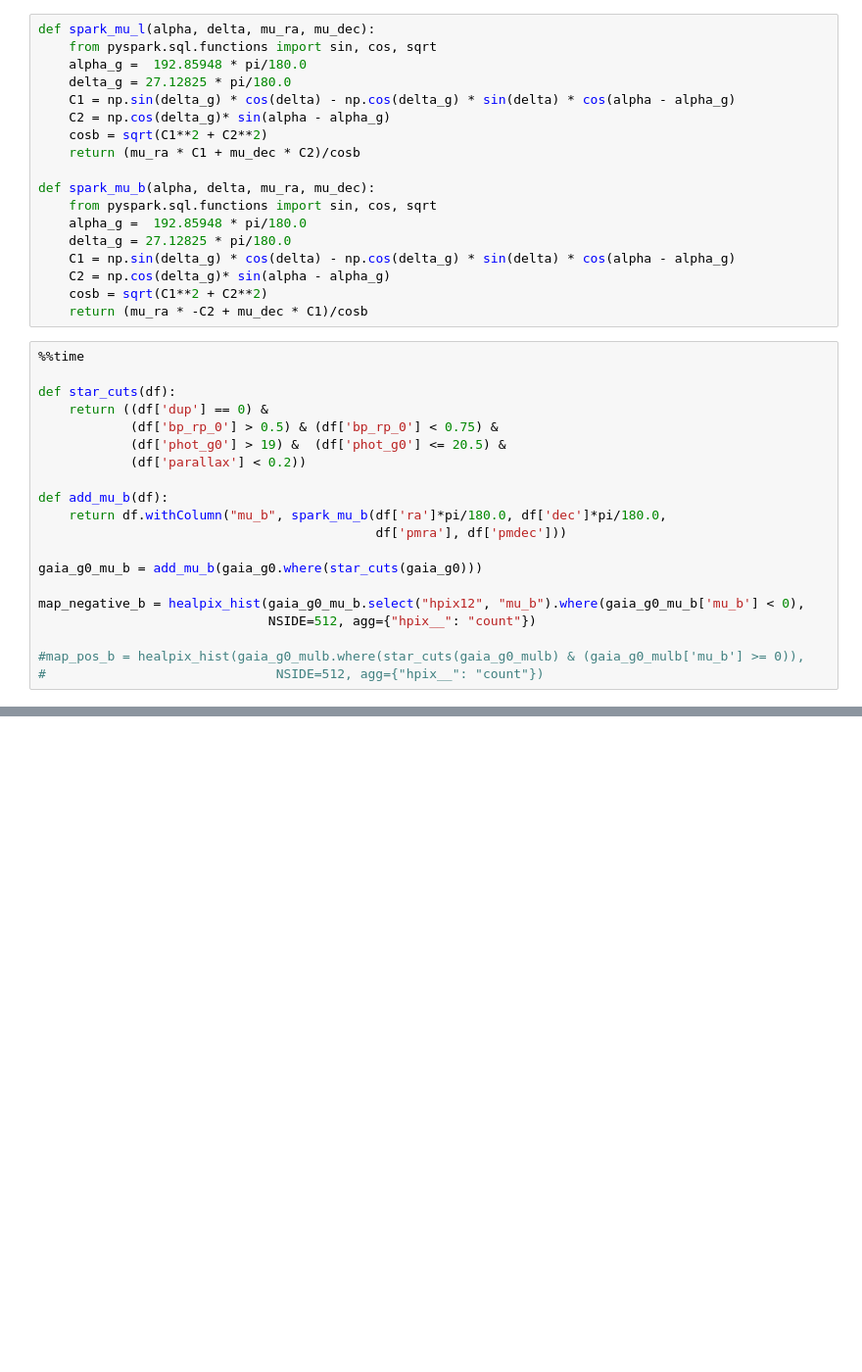
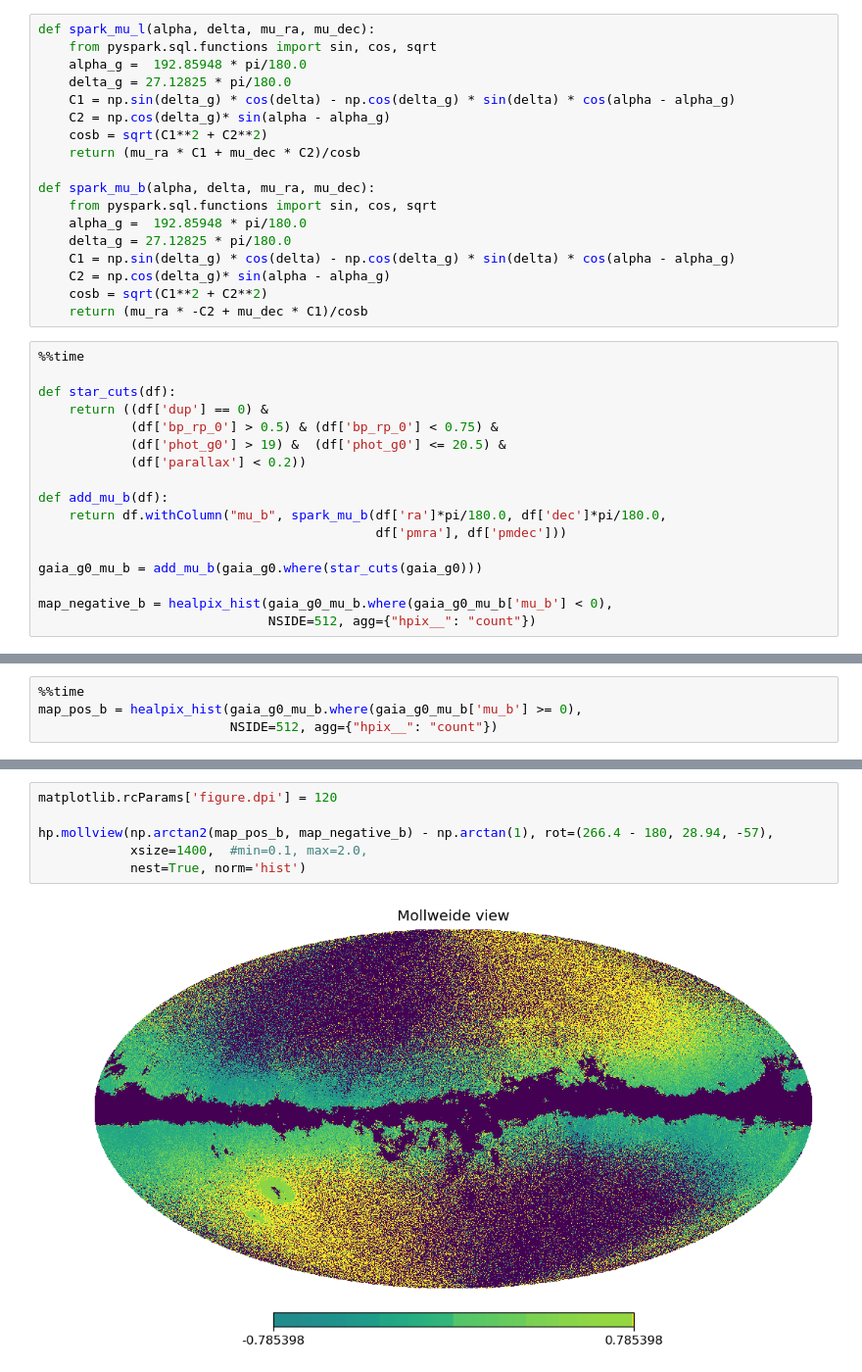
Before and after one commit to ctslater/gaia_experiments, a Jupyter notebook: gaia_mu_b.ipynb, the cells around one changed output, grey strips where cells are left out. Shown at 98% size. Saved outputs shown, nothing was run; the diff lists cells and outputs as text; blank space fills up the shorter version.

```diff
--- a/gaia_mu_b.ipynb
+++ b/gaia_mu_b.ipynb
@@ -120,8 +131,5 @@ def add_mu_b(df):
 
 gaia_g0_mu_b = add_mu_b(gaia_g0.where(star_cuts(gaia_g0)))
 
-map_negative_b = healpix_hist(gaia_g0_mu_b.select("hpix12", "mu_b").where(gaia_g0_mu_b['mu_b'] < 0),
+map_negative_b = healpix_hist(gaia_g0_mu_b.where(gaia_g0_mu_b['mu_b'] < 0),
                               NSIDE=512, agg={"hpix__": "count"})
-
-#map_pos_b = healpix_hist(gaia_g0_mulb.where(star_cuts(gaia_g0_mulb) & (gaia_g0_mulb['mu_b'] >= 0)),
-#                              NSIDE=512, agg={"hpix__": "count"})
@@ -127,0 +139,4 @@ map_negative_b = healpix_hist(gaia_g0_mu_b.select("hpix12", "mu_b").where(gaia_g
+# %%
+%%time
+map_pos_b = healpix_hist(gaia_g0_mu_b.where(gaia_g0_mu_b['mu_b'] >= 0),
+                         NSIDE=512, agg={"hpix__": "count"})
@@ -127,0 +154,8 @@ map_negative_b = healpix_hist(gaia_g0_mu_b.select("hpix12", "mu_b").where(gaia_g
+# %%
+matplotlib.rcParams['figure.dpi'] = 120
+
+hp.mollview(np.arctan2(map_pos_b, map_negative_b) - np.arctan(1), rot=(266.4 - 180, 28.94, -57),
+            xsize=1400,  #min=0.1, max=2.0,
+            nest=True, norm='hist')
+# %% [output]
+[figure, added]
```
Also changed, not shown: parts of 6 cells of this notebook.
